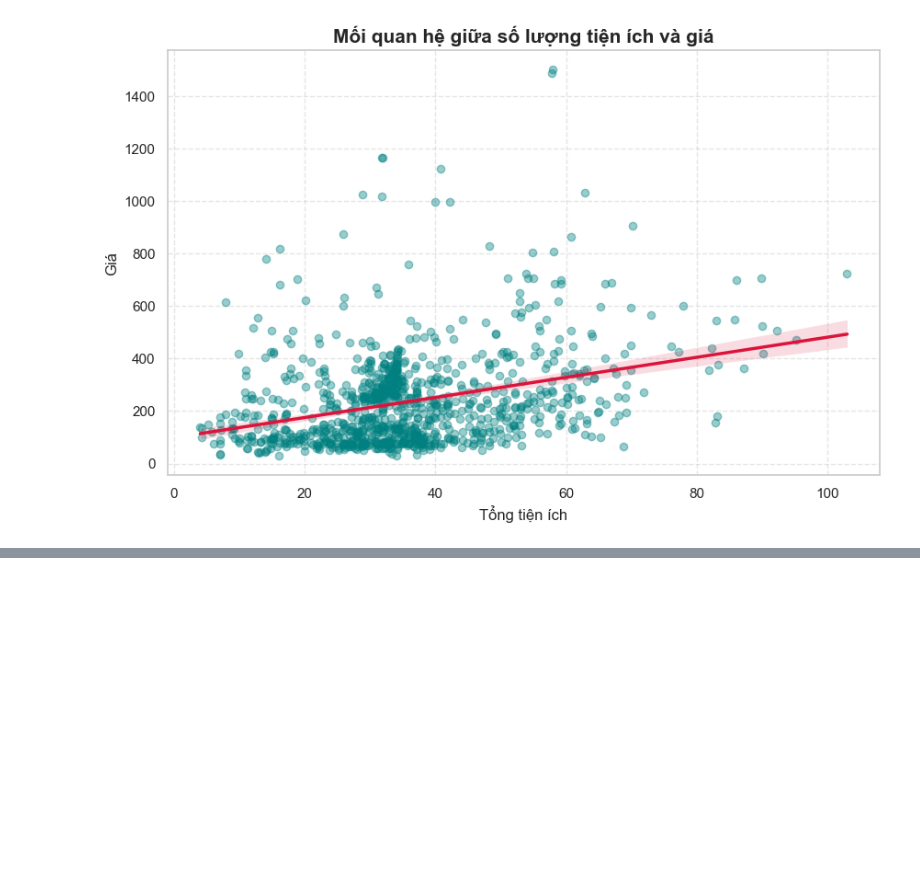
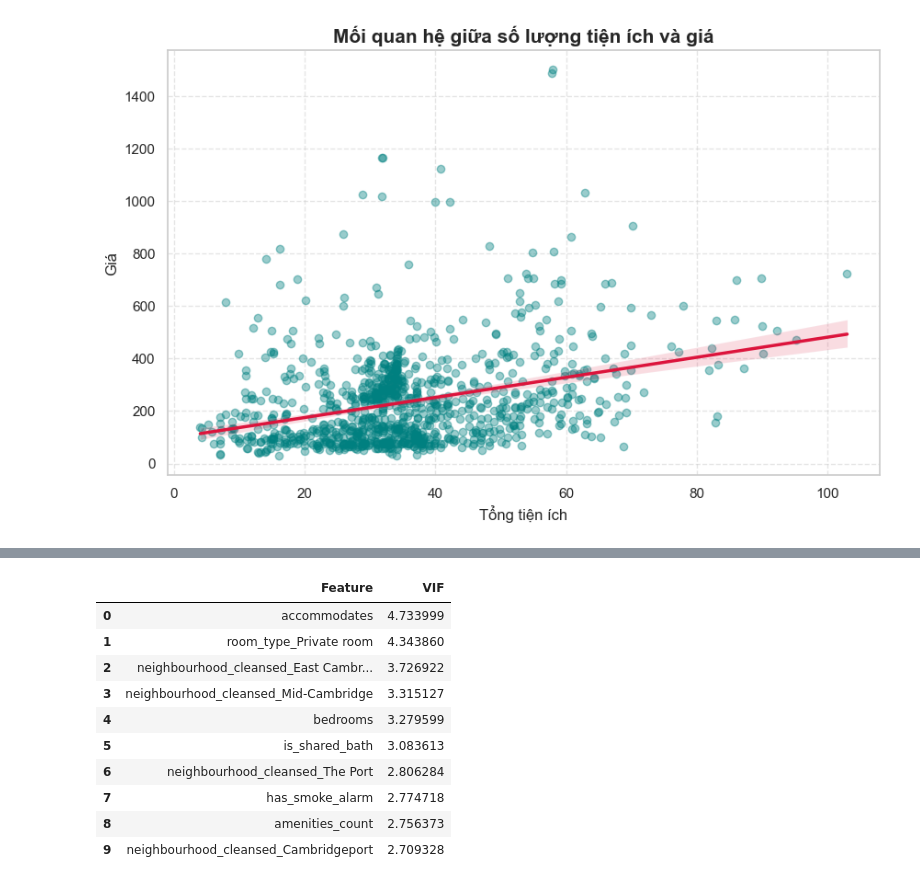
Before and after one commit to baokhanhth/Group01_Data_Analysis, a Jupyter notebook: notebooks/merge_and_eda.ipynb, the cells around one changed output, grey strips where cells are left out. Saved outputs shown, nothing was run; the diff lists cells and outputs as text; code cells hidden in the pictures; blank space fills up the shorter version.

```diff
--- a/notebooks/merge_and_eda.ipynb
+++ b/notebooks/merge_and_eda.ipynb
@@ -292,0 +350,31 @@ plt.show()
+# %%
+# Xóa 2 cột tọa độ khỏi cả tập Train và Test
+X_train_scaled = X_train_scaled.drop(['latitude', 'longitude'], axis=1)
+X_test_scaled = X_test_scaled.drop(['latitude', 'longitude'], axis=1)
+# %%
+# 1. Tạo một bảng trống để lưu kết quả
+vif_data = pd.DataFrame()
+vif_data["Feature"] = X_train_scaled.columns
+
+# 2. Chạy vòng lặp tính điểm VIF cho từng cột trong tập Train
+vif_data["VIF"] = [
+    variance_inflation_factor(X_train_scaled.values, i)
+    for i in range(len(X_train_scaled.columns))
+]
+
+# 3. Sắp xếp điểm VIF từ cao xuống thấp để tìm ra những cột có nguy cơ cao nhất
+vif_data = vif_data.sort_values(by="VIF", ascending=False).reset_index(drop=True)
+
+display(vif_data.head(10))
+# %% [output]
+|  | Feature | VIF |
+| 0 | accommodates | 4.733999 |
+| 1 | room_type_Private room | 4.343860 |
+| 2 | neighbourhood_cleansed_East Cambr... | 3.726922 |
+| 3 | neighbourhood_cleansed_Mid-Cambridge | 3.315127 |
+| 4 | bedrooms | 3.279599 |
+| 5 | is_shared_bath | 3.083613 |
+| 6 | neighbourhood_cleansed_The Port | 2.806284 |
+| 7 | has_smoke_alarm | 2.774718 |
+| 8 | amenities_count | 2.756373 |
+| 9 | neighbourhood_cleansed_Cambridgeport | 2.709328 |
```
Also changed, not shown: parts of 7 cells of this notebook, 6 other files.
